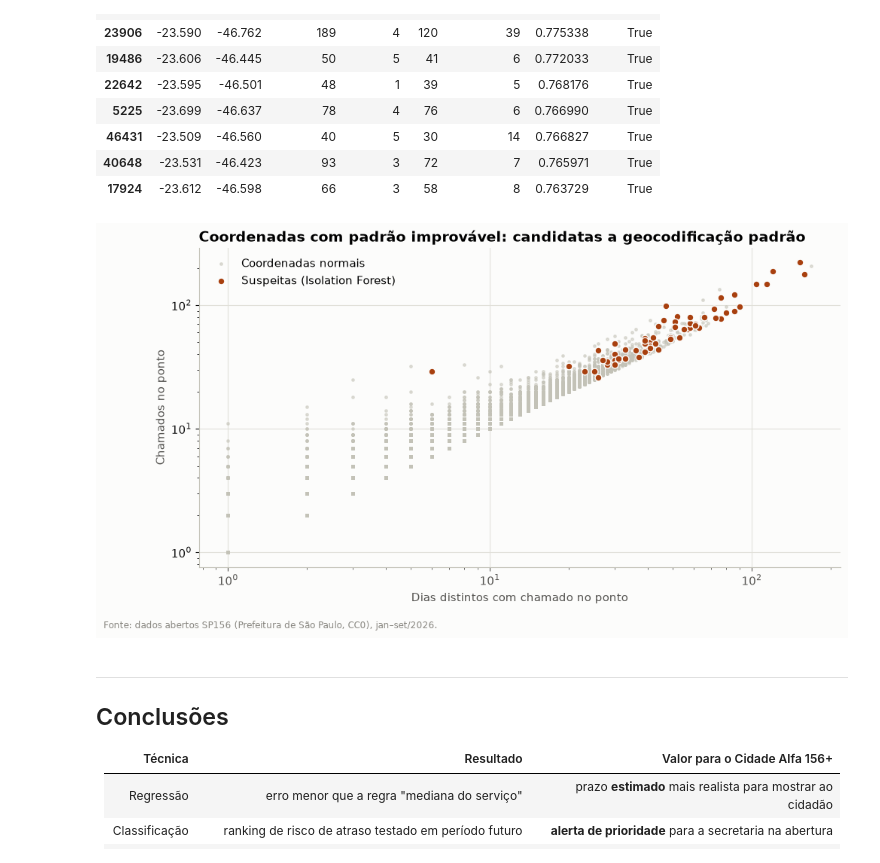
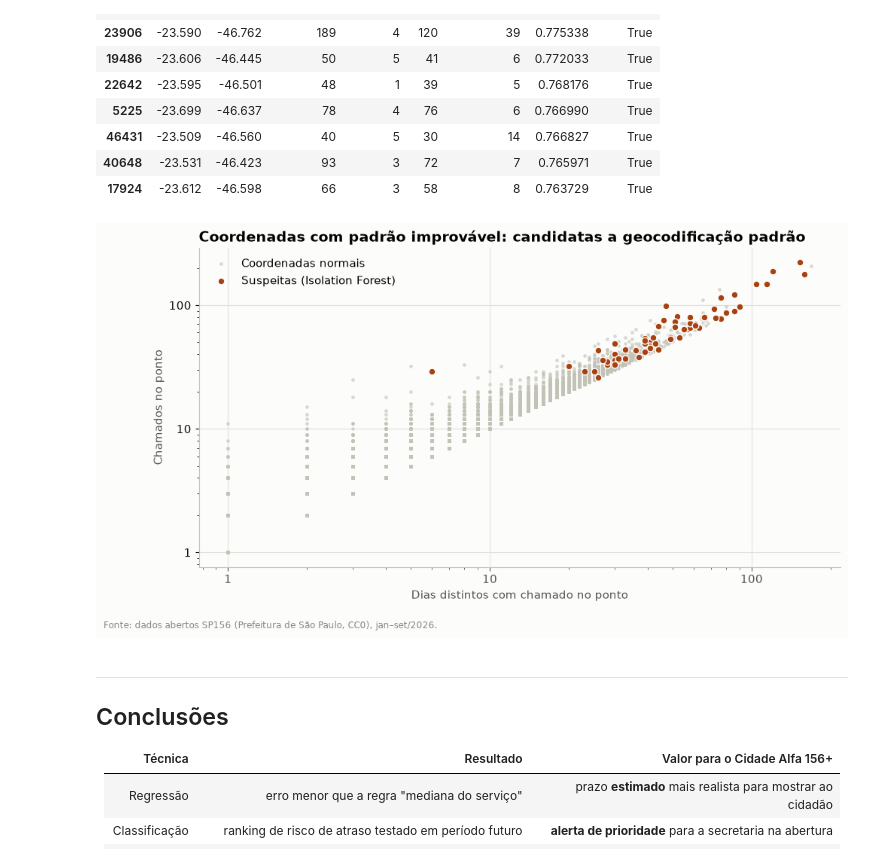
Before and after one commit to peixotojeff/cidade-alfa-156-main, a Jupyter notebook: app/public/portfolio/ml_sp156.ipynb, the cells around one changed output. Saved outputs shown, nothing was run; the diff lists cells and outputs as text; code cells hidden in the pictures.

```diff
--- a/app/public/portfolio/ml_sp156.ipynb
+++ b/app/public/portfolio/ml_sp156.ipynb
@@ -551,13 +551,15 @@ suspeitos.head(10)
 # %%
 fig, ax = plt.subplots(figsize=(11, 5.5))
 ax.scatter(pts['dias'], pts['chamados'], s=6, color=COR['eixo'], alpha=.5, label='Coordenadas normais', rasterized=True)
 ax.scatter(suspeitos['dias'], suspeitos['chamados'], s=40, color=COR['alerta'], edgecolor=COR['fundo'], label='Suspeitas (Isolation Forest)')
 ax.set_xscale('log'); ax.set_yscale('log')
+inteiro = matplotlib.ticker.FuncFormatter(lambda x, _: br(f'{x:,.0f}'))   # 1, 10, 100 em vez de 10⁰, 10¹, 10²
+ax.xaxis.set_major_formatter(inteiro); ax.yaxis.set_major_formatter(inteiro)
 ax.set_xlabel('Dias distintos com chamado no ponto'); ax.set_ylabel('Chamados no ponto')
 ax.legend(loc='upper left'); ax.set_title('Coordenadas com padrão improvável: candidatas a geocodificação padrão')
 salvar(fig, '07_anomalias_coordenadas.png')
 # %% [output]
-[figure, old version]
+[figure, new version]
 # %% [markdown]
 ---
 ## Conclusões
```
Also changed, not shown: 7 other files.
